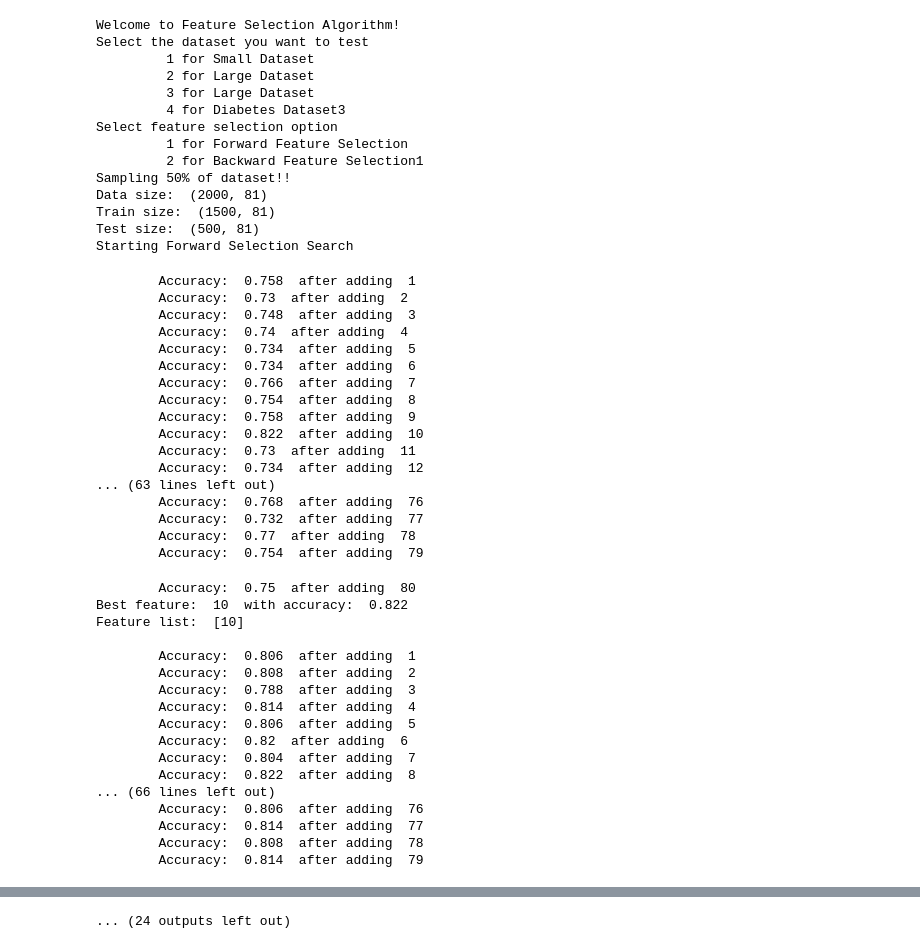
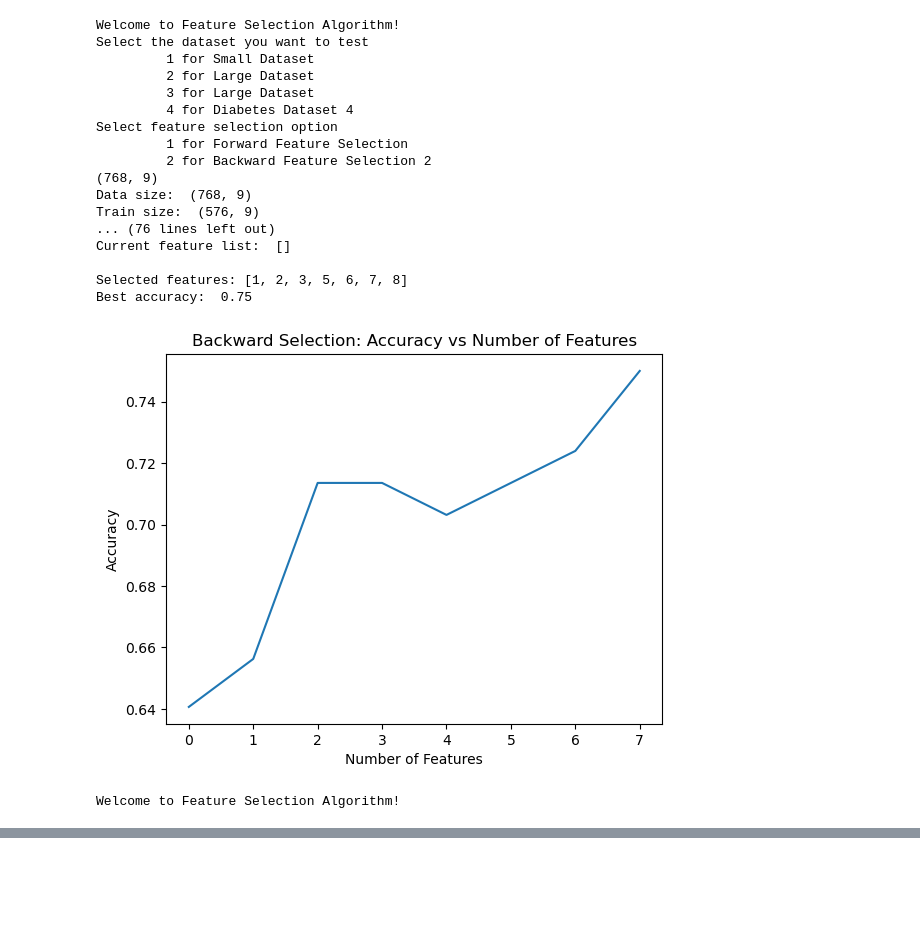
Before and after one commit to nishataratania/feature_selection_knn, a Jupyter notebook: knn-feature-selection.ipynb, the cells around one changed output, grey strips where cells are left out. Drawn from its saved outputs; the diff is of its cells as text; code cells hidden in the pictures; blank space fills up the shorter version.

```diff
--- a/knn-feature-selection.ipynb
+++ b/knn-feature-selection.ipynb
@@ -195,0 +195,17 @@ def backward_selection(train_df, test_df, model_accuracy_cache):
+# %%
+filename = 'diabetes.csv'
+data = pd.read_csv(filename)
+
+# Save original column names
+original_columns = data.columns.tolist()
+
+# Prepare new column names
+new_cols = ['label' if col=='label' else i+1 for i, col in enumerate(data.columns)]
+
+# Rename columns
+data.columns = new_cols
+
+# Create a dictionary mapping new column names to old ones
+col_name_mapping = {new: old for new, old in zip(new_cols, original_columns)}
+
+data.shape
@@ -261,7 +279,7 @@ def plot_feature_count_vs_accuracies(num_features, accuracies, title):
     plt.show()
 # %%
 def load_dataset(file_name="CS170_small_Data__18.txt"):
-    if file_name == "diabetes":
+    if file_name == "diabetes.csv":
         return load_diabetes_dataset()
     # Determine the number of columns in your data file if not known
     with open(file_name, 'r') as f:
@@ -351,7 +420,7 @@ def apply_feature_selection(feature_selection, file_name, accuracy_cache):
 if __name__ == "__main__":
     small_data_accuracy_cache = {}
     large_data_accuracy_cache = {}
-    xlarge_data_accuracy_cache = {}
+    xlarge_data_accuracy_cache = get_accuracy_dict()
     diabetes_data_accuracy_cache = {}
     while(True):
         print("Welcome to Feature Selection Algorithm!")
@@ -365,72 +434,44 @@ if __name__ == "__main__":
                                  "\t 1 for Forward Feature Selection \n" + \
                                  "\t 2 for Backward Feature Selection")
 
         if data_selection == '1':
             file_name="CS170_small_Data__18.txt"
             #data = load_dataset(file_name)
             num_features1, accuracies1, all_best_features1, large_data_accuracy_cache = apply_feature_selection(
                 feature_selection, file_name, large_data_accuracy_cache)
 
         elif data_selection == '2':
             file_name="CS170_large_Data__31.txt"
             num_features1, accuracies1, all_best_features1, large_data_accuracy_cache = apply_feature_selection(
                 feature_selection, file_name, large_data_accuracy_cache)
 
         elif data_selection == '3':
+            print(len(xlarge_data_accuracy_cache))
             file_name="CS170_XXXlarge_Data__12.txt"
             num_features1, accuracies1, all_best_features1, xlarge_data_accuracy_cache = apply_feature_selection(
                 feature_selection, file_name, xlarge_data_accuracy_cache)
 
         elif data_selection == '4':
-            filename = 'diabetes.csv'
+            file_name = 'diabetes.csv'
             num_features1, accuracies1, all_best_features1, diabetes_data_accuracy_cache = apply_feature_selection(
                 feature_selection, file_name, diabetes_data_accuracy_cache)
 # %% [output]
 Welcome to Feature Selection Algorithm!
 Select the dataset you want to test
          1 for Small Dataset
          2 for Large Dataset
          3 for Large Dataset
-         4 for Diabetes Dataset3
+         4 for Diabetes Dataset 4
 Select feature selection option
          1 for Forward Feature Selection
-         2 for Backward Feature Selection1
-Sampling 50% of dataset!!
-Data size:  (2000, 81)
-Train size:  (1500, 81)
-Test size:  (500, 81)
-Starting Forward Selection Search
+         2 for Backward Feature Selection 2
+(768, 9)
+Data size:  (768, 9)
+Train size:  (576, 9)
+... (76 lines left out)
+Current feature list:  []
+
+Selected features: [1, 2, 3, 5, 6, 7, 8]
+Best accuracy:  0.75
+[figure, added]
-        Accuracy:  0.758  after adding  1
-        Accuracy:  0.73  after adding  2
-        Accuracy:  0.748  after adding  3
-        Accuracy:  0.74  after adding  4
-        Accuracy:  0.734  after adding  5
-        Accuracy:  0.734  after adding  6
-        Accuracy:  0.766  after adding  7
-        Accuracy:  0.754  after adding  8
-        Accuracy:  0.758  after adding  9
-        Accuracy:  0.822  after adding  10
-        Accuracy:  0.73  after adding  11
-        Accuracy:  0.734  after adding  12
-... (63 lines left out)
-        Accuracy:  0.768  after adding  76
-        Accuracy:  0.732  after adding  77
-        Accuracy:  0.77  after adding  78
-        Accuracy:  0.754  after adding  79
+Welcome to Feature Selection Algorithm!
-        Accuracy:  0.75  after adding  80
-Best feature:  10  with accuracy:  0.822
-Feature list:  [10]
-
-        Accuracy:  0.806  after adding  1
-        Accuracy:  0.808  after adding  2
-        Accuracy:  0.788  after adding  3
-        Accuracy:  0.814  after adding  4
-        Accuracy:  0.806  after adding  5
-        Accuracy:  0.82  after adding  6
-        Accuracy:  0.804  after adding  7
-        Accuracy:  0.822  after adding  8
-... (66 lines left out)
-        Accuracy:  0.806  after adding  76
-        Accuracy:  0.814  after adding  77
-        Accuracy:  0.808  after adding  78
-        Accuracy:  0.814  after adding  79
@@ -590 +477,0 @@ Feature list:  [10, 63, 71, 13, 41, 25, 22, 1, 8, 19]
-... (24 outputs left out)
```
Also changed, not shown: parts of 8 cells of this notebook.
